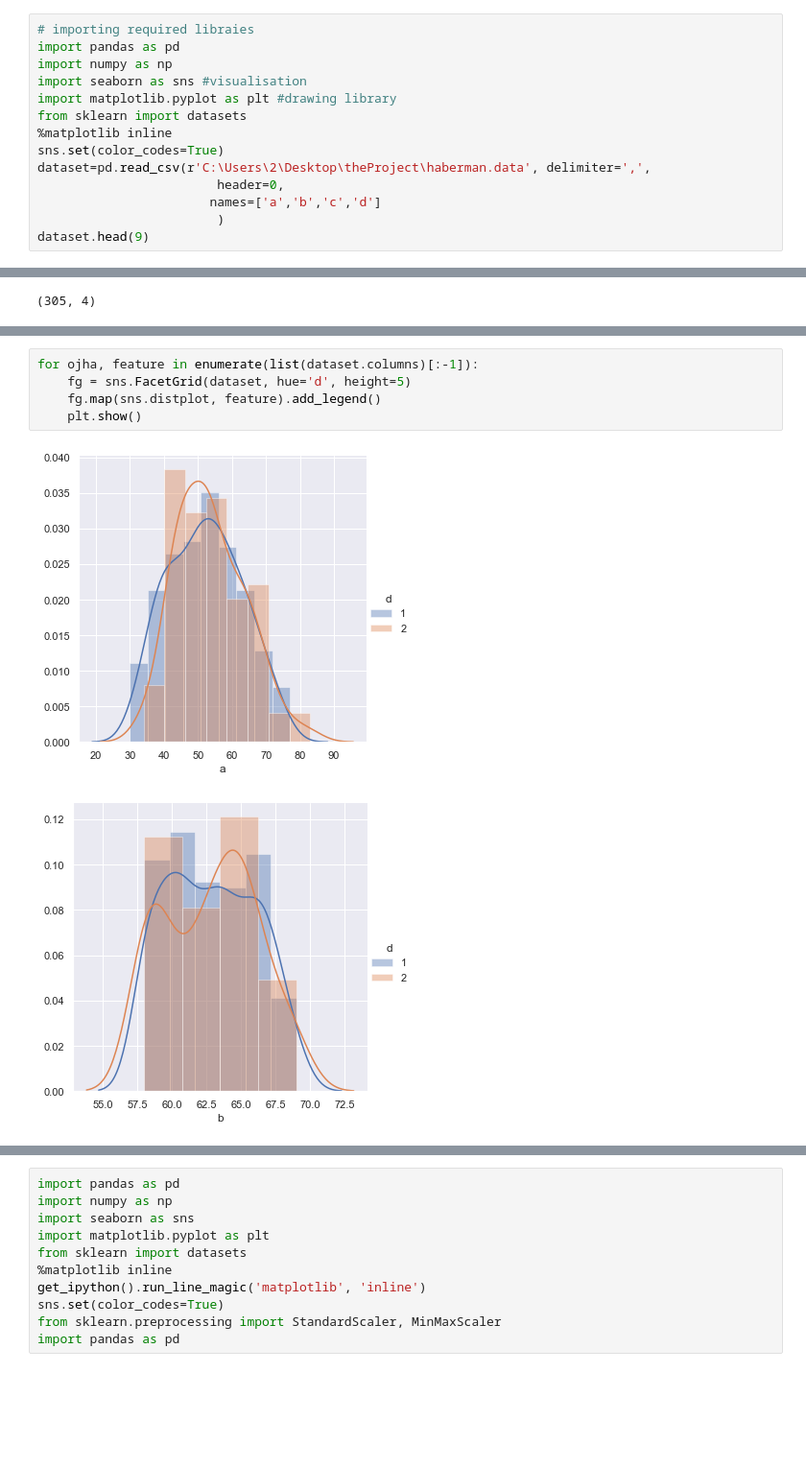
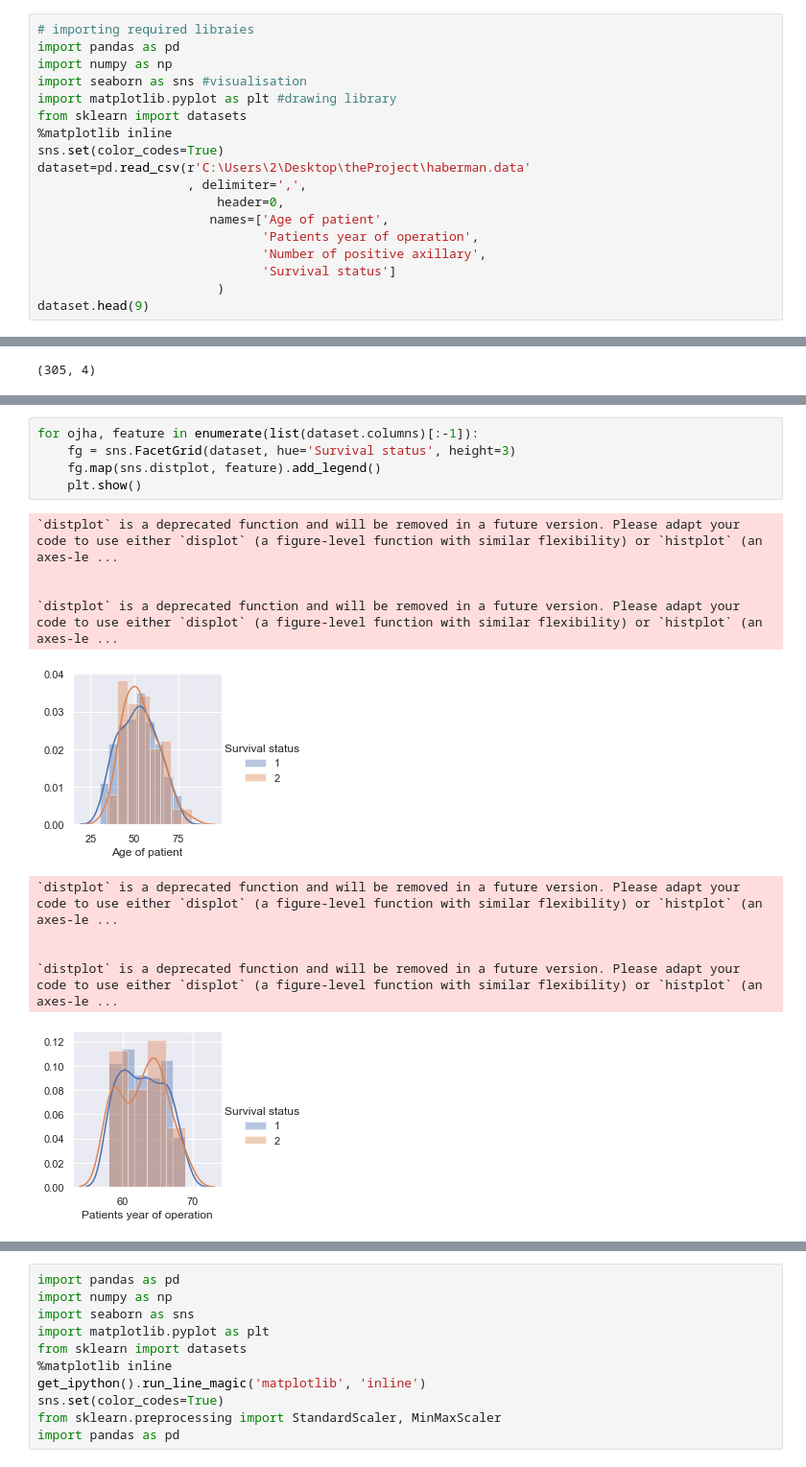
Before and after one commit to abdulrahmanEidhw/python, a Jupyter notebook: theProject/project.ipynb, the cells around one changed output, grey strips where cells are left out. Shown at 96% size. Saved outputs shown, nothing was run; the diff lists cells and outputs as text; blank space fills up the shorter version.

```diff
--- a/theProject/project.ipynb
+++ b/theProject/project.ipynb
@@ -7,9 +7,13 @@ import matplotlib.pyplot as plt #drawing library
 from sklearn import datasets
 %matplotlib inline
 sns.set(color_codes=True)
-dataset=pd.read_csv(r'C:\Users\2\Desktop\theProject\haberman.data', delimiter=',',
+dataset=pd.read_csv(r'C:\Users\2\Desktop\theProject\haberman.data'
+                    , delimiter=',',
                         header=0,
-                       names=['a','b','c','d']
+                       names=['Age of patient',
+                              'Patients year of operation',
+                              'Number of positive axillary',
+                              'Survival status']
                         )
 dataset.head(9)
 # %% [output]
@@ -44,8 +58,16 @@ max     83.000000   69.000000   52.000000    2.000000
 # %%
 for ojha, feature in enumerate(list(dataset.columns)[:-1]):
-    fg = sns.FacetGrid(dataset, hue='d', height=5)
+    fg = sns.FacetGrid(dataset, hue='Survival status', height=3)
     fg.map(sns.distplot, feature).add_legend()
     plt.show()
 # %% [output]
+`distplot` is a deprecated function and will be removed in a future version. Please adapt your code to use either `displot` (a figure-level function with similar flexibility) or `histplot` (an axes-le ...
+
+
+`distplot` is a deprecated function and will be removed in a future version. Please adapt your code to use either `displot` (a figure-level function with similar flexibility) or `histplot` (an axes-le ...
-[figure, old version]
+[figure, new version]
+`distplot` is a deprecated function and will be removed in a future version. Please adapt your code to use either `displot` (a figure-level function with similar flexibility) or `histplot` (an axes-le ...
+
+
+`distplot` is a deprecated function and will be removed in a future version. Please adapt your code to use either `displot` (a figure-level function with similar flexibility) or `histplot` (an axes-le ...
-[figure, old version]
+[figure, new version]
```
Also changed, not shown: parts of 24 cells of this notebook, 3 other files.
